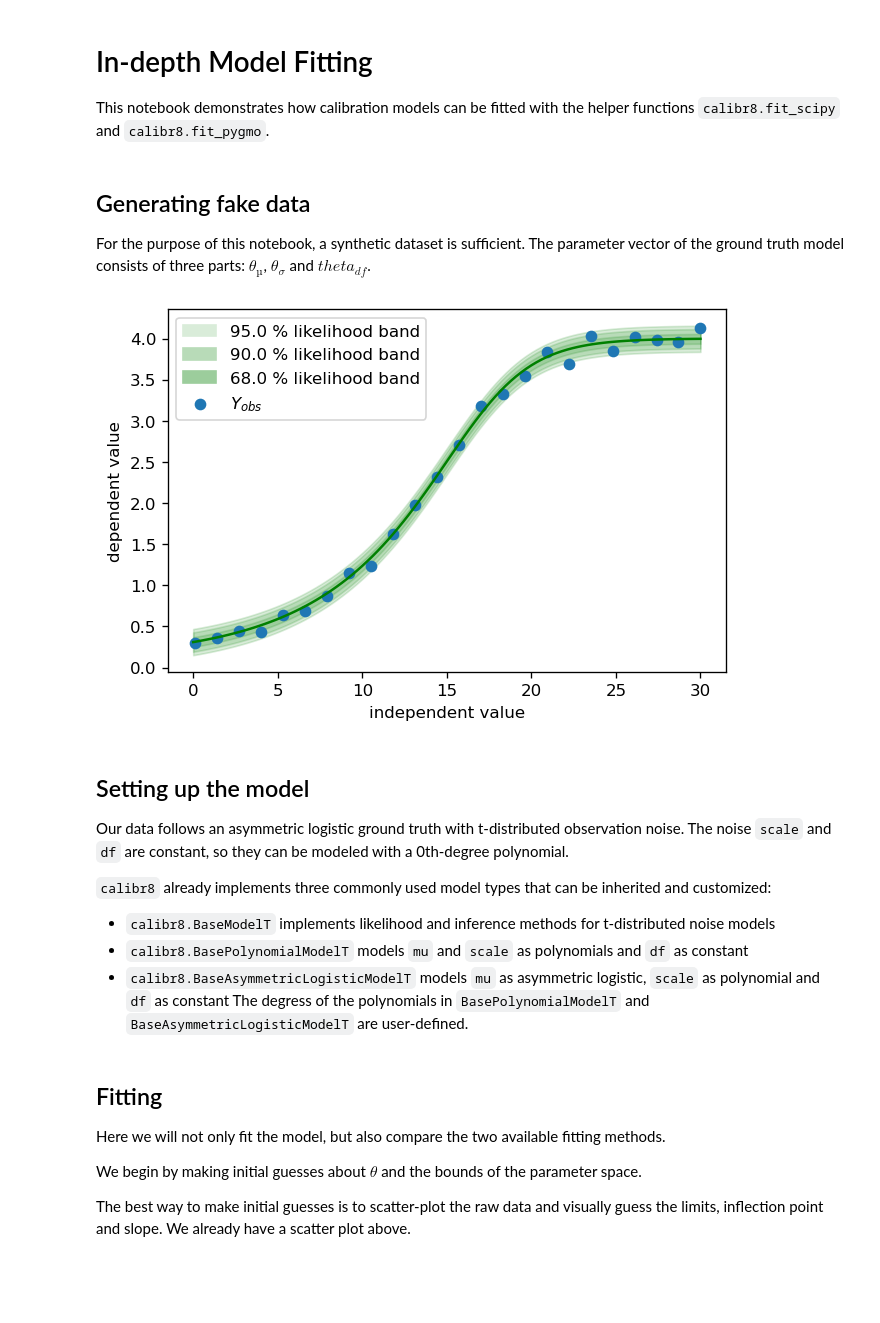
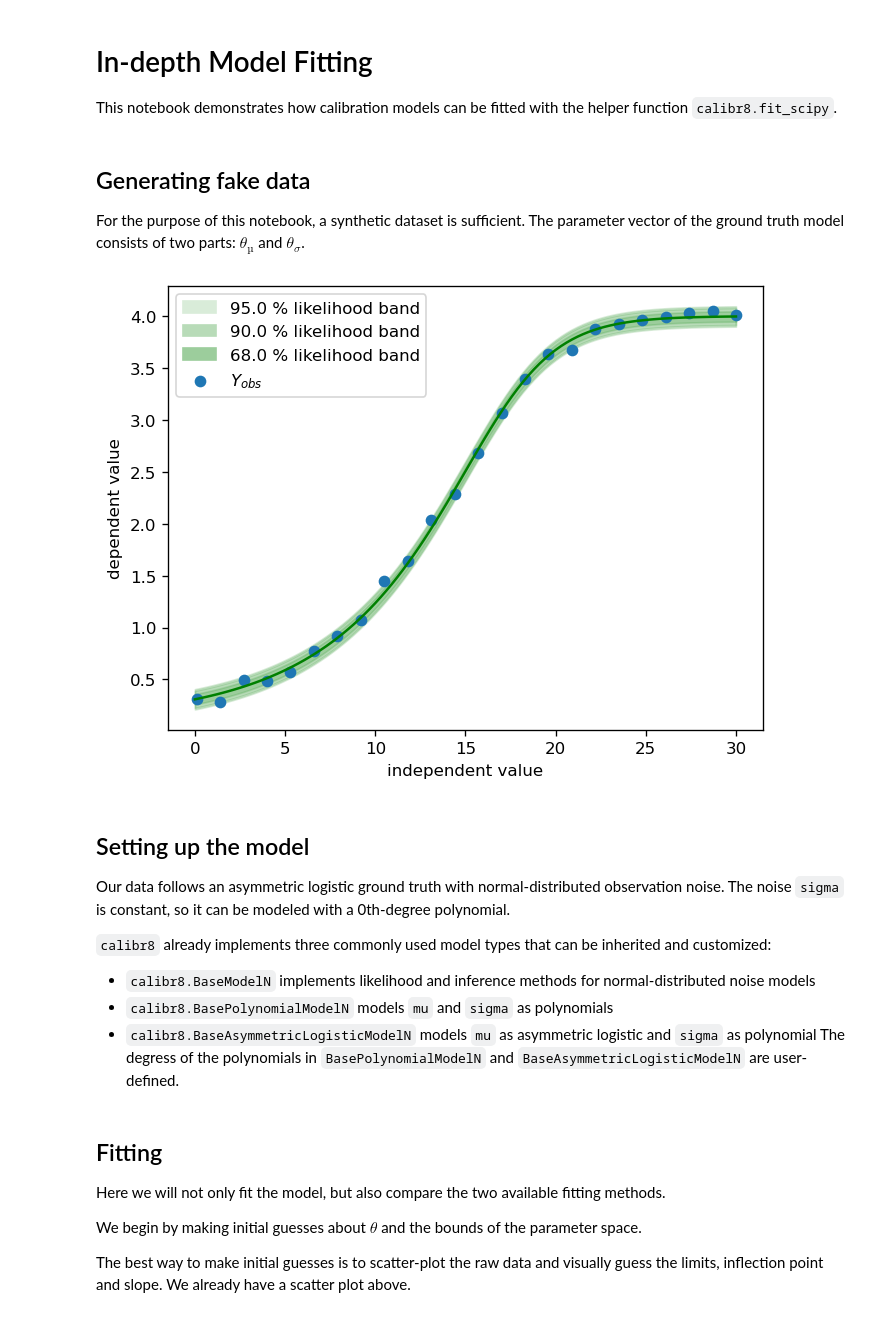
Before and after one commit to JuBiotech/calibr8, a Jupyter notebook: notebooks/Advanced_In-depth_Model_Fitting.ipynb, the cells around one changed output. Drawn from its saved outputs; the diff is of its cells as text; code cells hidden in the pictures; blank space fills up the shorter version.

Commit message:
Simplify in-depth model fitting example
* Removed PyGMO
* Switched from Student-t to Normal-distributed noise

Part of #47

```diff
--- a/notebooks/Advanced_In-depth_Model_Fitting.ipynb
+++ b/notebooks/Advanced_In-depth_Model_Fitting.ipynb
@@ -1,4 +1,4 @@
 # %% [markdown]
 # In-depth Model Fitting
-This notebook demonstrates how calibration models can be fitted with the helper functions `calibr8.fit_scipy` and `calibr8.fit_pygmo`.
+This notebook demonstrates how calibration models can be fitted with the helper function `calibr8.fit_scipy`.
 # %%
@@ -11,50 +11,47 @@ import calibr8
 # %% [markdown]
 ## Generating fake data
 For the purpose of this notebook, a synthetic dataset is sufficient.
-The parameter vector of the ground truth model consists of three parts: $\theta_µ$, $\theta_\sigma$ and $theta_{df}$.
+The parameter vector of the ground truth model consists of two parts: $\theta_µ$ and $\theta_\sigma$.
 # %%
 θ_mu = (0.1, 4, 15, 0.3, 1) # 5 parameters of the asymmetric logistic
 θ_scale = (0.05,)           # 1 parameter for constant scale
-θ_df = (3,)                 # 1 parameter for constant degree of freedom
 # concatenate all the parameter into one vector:
-θ_true = θ_mu + θ_scale + θ_df
+θ_true = θ_mu + θ_scale
 
-# generate 24 calibration points with t-distributed noise
+# generate 24 calibration points with normal distributed noise
 X = numpy.linspace(0.1, 30, 24)
-Y = scipy.stats.t.rvs(
+Y = scipy.stats.norm.rvs(
     loc=calibr8.asymmetric_logistic(X, θ_mu),
     scale=calibr8.polynomial(X, θ_scale),
-    df=calibr8.polynomial(X, θ_df)
 )
 
 fig, ax = pyplot.subplots(dpi=120)
 
 # plot the noise band of the ground truth
 X_dense = numpy.linspace(0, 30, 100)
-calibr8.plot_t_band(
+calibr8.plot_norm_band(
     ax,
     X_dense,
     mu=calibr8.asymmetric_logistic(X_dense, θ_mu),
     scale=calibr8.polynomial(X_dense, θ_scale),
-    df=calibr8.polynomial(X_dense, θ_df)
 )
 
 ax.scatter(X, Y, label='$Y_{obs}$')
 
 ax.set_xlabel('independent value')
 ax.set_ylabel('dependent value')
 ax.legend()
 pyplot.show()
 # %% [output]
-[figure, old version]
+[figure, new version]
 # %% [markdown]
 ## Setting up the model
-Our data follows an asymmetric logistic ground truth with t-distributed observation noise.
-The noise `scale` and `df` are constant, so they can be modeled with a 0th-degree polynomial.
+Our data follows an asymmetric logistic ground truth with normal-distributed observation noise.
+The noise `sigma` is constant, so it can be modeled with a 0th-degree polynomial.
 
 `calibr8` already implements three commonly used model types that can be inherited and customized:
-+ `calibr8.BaseModelT` implements likelihood and inference methods for t-distributed noise models
-+ `calibr8.BasePolynomialModelT` models `mu` and `scale` as polynomials and `df` as constant
-+ `calibr8.BaseAsymmetricLogisticModelT` models `mu` as asymmetric logistic, `scale` as polynomial and `df` as constant
-The degress of the polynomials in `BasePolynomialModelT` and `BaseAsymmetricLogisticModelT` are user-defined.
++ `calibr8.BaseModelN` implements likelihood and inference methods for normal-distributed noise models
++ `calibr8.BasePolynomialModelN` models `mu` and `sigma` as polynomials
++ `calibr8.BaseAsymmetricLogisticModelN` models `mu` as asymmetric logistic and `sigma` as polynomial
+The degress of the polynomials in `BasePolynomialModelN` and `BaseAsymmetricLogisticModelN` are user-defined.
 # %%
```
Also changed, not shown: parts of 8 cells of this notebook.
